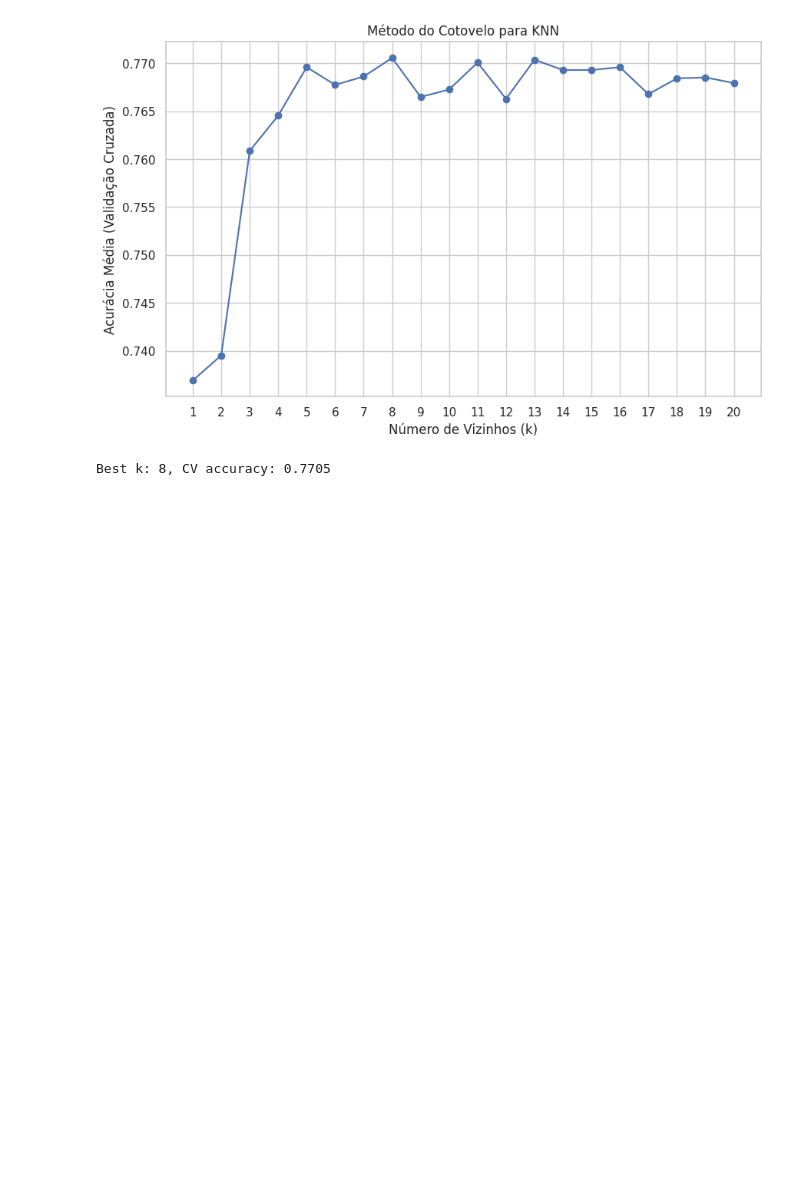
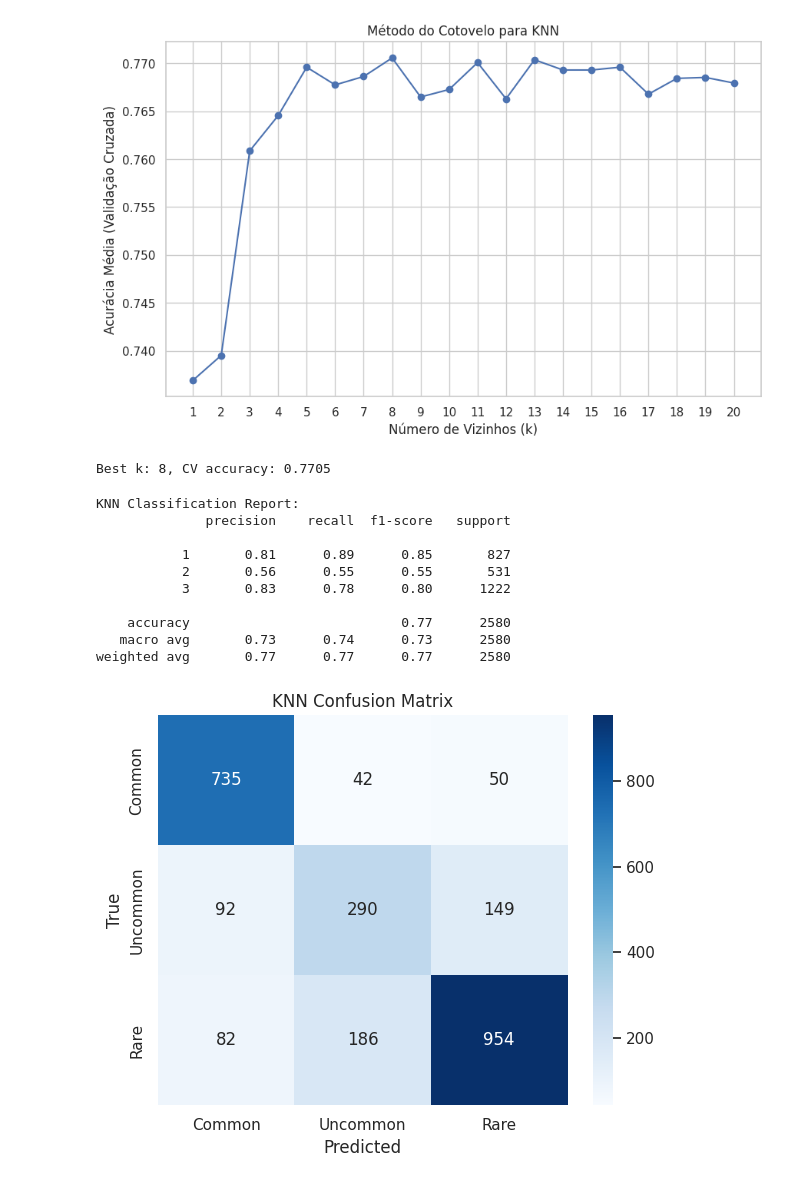
Before and after one commit to filipedmtm/mlpKnnProject, a Jupyter notebook: pokemon_rarity_classification.ipynb, the cells around one changed output. Saved outputs shown, nothing was run; the diff lists cells and outputs as text; code cells hidden in the pictures; blank space fills up the shorter version.

```diff
--- a/pokemon_rarity_classification.ipynb
+++ b/pokemon_rarity_classification.ipynb
@@ -319,6 +320,39 @@ best_k = grid_search.best_params_['n_neighbors']
 print(f"Best k: {best_k}, CV accuracy: {grid_search.best_score_:.4f}")
 # %% [output]
 Best k: 8, CV accuracy: 0.7705
+# %%
+best_knn = grid_search.best_estimator_
+y_pred_knn = best_knn.predict(X_test)
+
+# Relatório de classificação
+print("KNN Classification Report:")
+print(classification_report(y_test, y_pred_knn, zero_division=0))
+
+# Matriz de confusão (numérica)
+cm = confusion_matrix(y_test, y_pred_knn)
+
+# Plot da matriz de confusão
+plt.figure(figsize=(6, 5))
+sns.heatmap(cm, annot=True, fmt="d", cmap="Blues",
+            xticklabels=['Common', 'Uncommon', 'Rare'],
+            yticklabels=['Common', 'Uncommon', 'Rare'])
+plt.xlabel("Predicted")
+plt.ylabel("True")
+plt.title("KNN Confusion Matrix")
+plt.tight_layout()
+plt.show()
+# %% [output]
+KNN Classification Report:
+              precision    recall  f1-score   support
+
+           1       0.81      0.89      0.85       827
+           2       0.56      0.55      0.55       531
+           3       0.83      0.78      0.80      1222
+
+    accuracy                           0.77      2580
+   macro avg       0.73      0.74      0.73      2580
+weighted avg       0.77      0.77      0.77      2580
+[figure, added]
 # %%
 results = []
 for activation in ['logistic', 'relu', 'tanh']:
```
Also changed, not shown: parts of 3 cells of this notebook.
